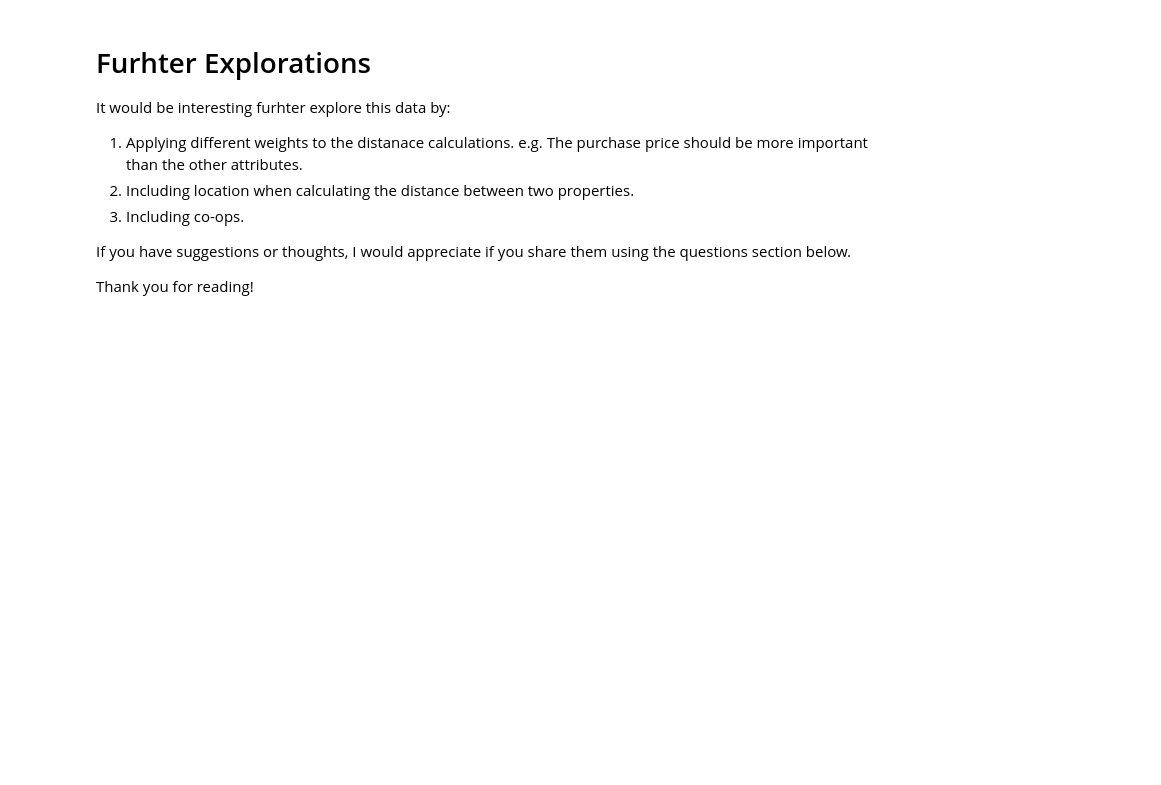
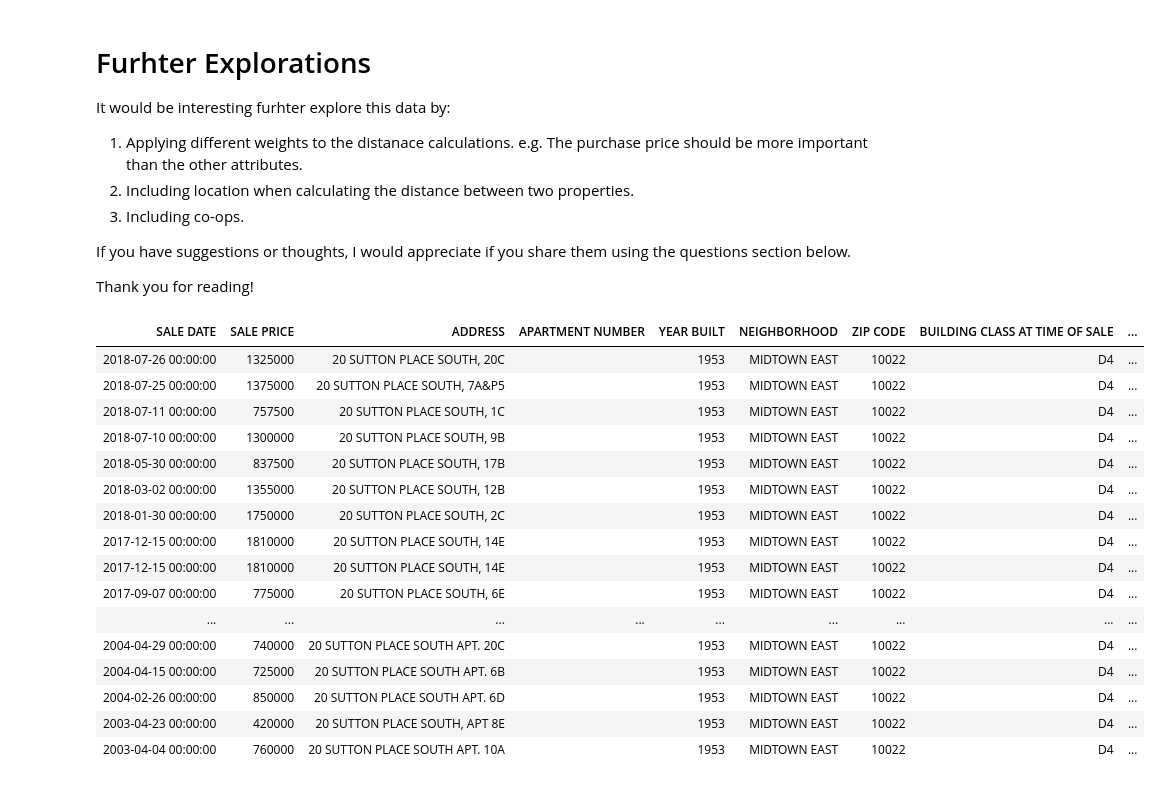
Before and after one commit to somya/nyc_apt_price_predictor, a Jupyter notebook: nyc_property_predictor.ipynb, the cells around one changed output. Drawn from its saved outputs; the diff is of its cells as text; code cells hidden in the pictures; blank space fills up the shorter version.

```diff
--- a/nyc_property_predictor.ipynb
+++ b/nyc_property_predictor.ipynb
@@ -1117,3 +1139,23 @@ It would be interesting furhter explore this data by:
 If you have suggestions or thoughts, I would appreciate if you share them using the questions section below.
 
 Thank you for reading!
+# %%
+all_sales_data.where('ADDRESS', are.containing('20 SUTTON PLACE')).sort('SALE DATE', descending=True).show()
+# %% [output]
+| SALE DATE | SALE PRICE | ADDRESS | APARTMENT NUMBER | YEAR BUILT | NEIGHBORHOOD | ZIP CODE | BUILDING CLASS AT TIME OF SALE | ... |
+| 2018-07-26 00:00:00 | 1325000 | 20 SUTTON PLACE SOUTH, 20C |  | 1953 | MIDTOWN EAST | 10022 | D4 | ... |
+| 2018-07-25 00:00:00 | 1375000 | 20 SUTTON PLACE SOUTH, 7A&P5 |  | 1953 | MIDTOWN EAST | 10022 | D4 | ... |
+| 2018-07-11 00:00:00 | 757500 | 20 SUTTON PLACE SOUTH, 1C |  | 1953 | MIDTOWN EAST | 10022 | D4 | ... |
+| 2018-07-10 00:00:00 | 1300000 | 20 SUTTON PLACE SOUTH, 9B |  | 1953 | MIDTOWN EAST | 10022 | D4 | ... |
+| 2018-05-30 00:00:00 | 837500 | 20 SUTTON PLACE SOUTH, 17B |  | 1953 | MIDTOWN EAST | 10022 | D4 | ... |
+| 2018-03-02 00:00:00 | 1355000 | 20 SUTTON PLACE SOUTH, 12B |  | 1953 | MIDTOWN EAST | 10022 | D4 | ... |
+| 2018-01-30 00:00:00 | 1750000 | 20 SUTTON PLACE SOUTH, 2C |  | 1953 | MIDTOWN EAST | 10022 | D4 | ... |
+| 2017-12-15 00:00:00 | 1810000 | 20 SUTTON PLACE SOUTH, 14E |  | 1953 | MIDTOWN EAST | 10022 | D4 | ... |
+| 2017-12-15 00:00:00 | 1810000 | 20 SUTTON PLACE SOUTH, 14E |  | 1953 | MIDTOWN EAST | 10022 | D4 | ... |
+| 2017-09-07 00:00:00 | 775000 | 20 SUTTON PLACE SOUTH, 6E |  | 1953 | MIDTOWN EAST | 10022 | D4 | ... |
+| ... | ... | ... | ... | ... | ... | ... | ... | ... |
+| 2004-04-29 00:00:00 | 740000 | 20 SUTTON PLACE SOUTH APT. 20C |  | 1953 | MIDTOWN EAST | 10022 | D4 | ... |
+| 2004-04-15 00:00:00 | 725000 | 20 SUTTON PLACE SOUTH APT. 6B |  | 1953 | MIDTOWN EAST | 10022 | D4 | ... |
+| 2004-02-26 00:00:00 | 850000 | 20 SUTTON PLACE SOUTH APT. 6D |  | 1953 | MIDTOWN EAST | 10022 | D4 | ... |
+| 2003-04-23 00:00:00 | 420000 | 20 SUTTON PLACE SOUTH, APT 8E |  | 1953 | MIDTOWN EAST | 10022 | D4 | ... |
+| 2003-04-04 00:00:00 | 760000 | 20 SUTTON PLACE SOUTH APT. 10A |  | 1953 | MIDTOWN EAST | 10022 | D4 | ... |
```
Also changed, not shown: parts of 36 cells of this notebook, 3 other files.
